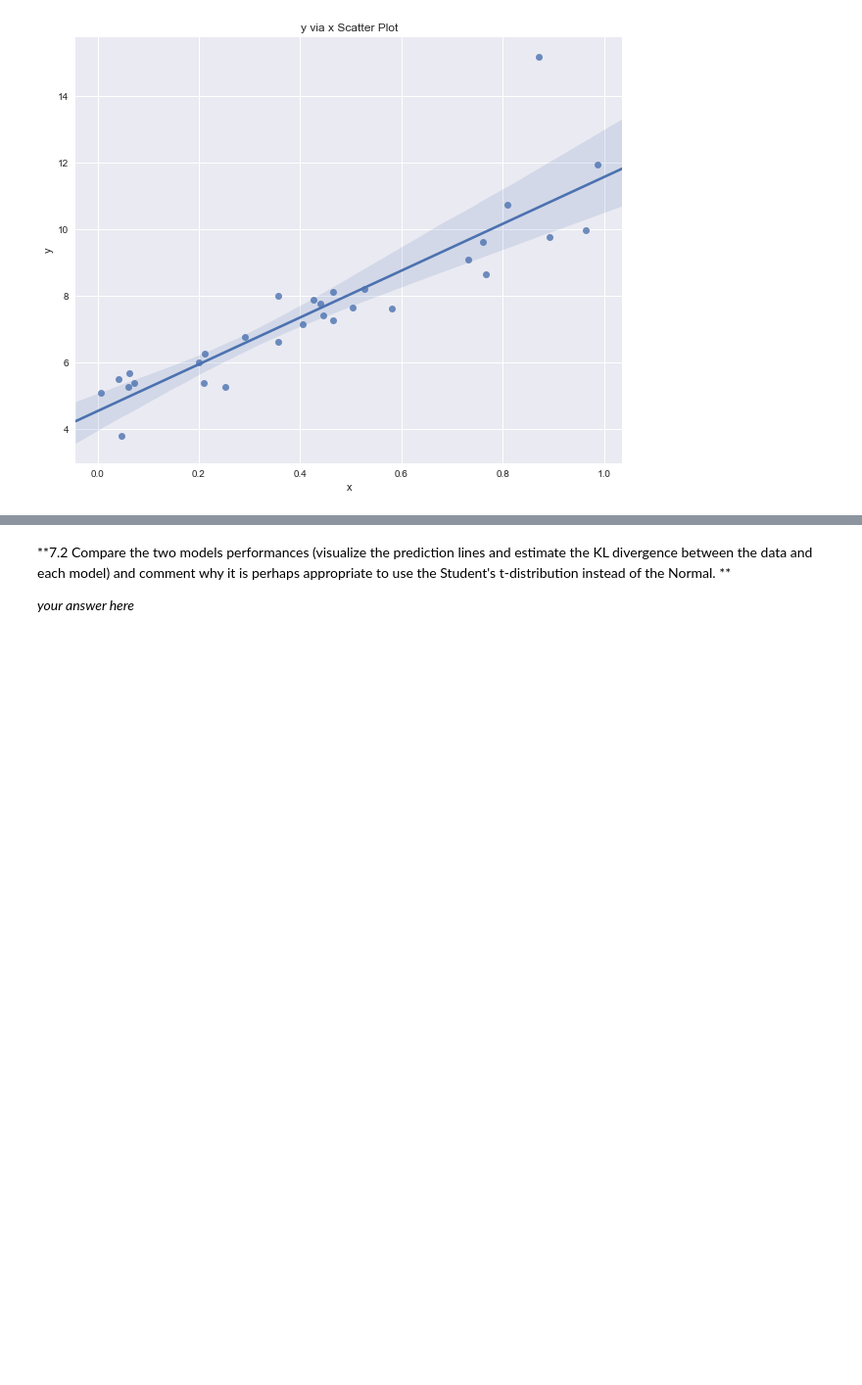
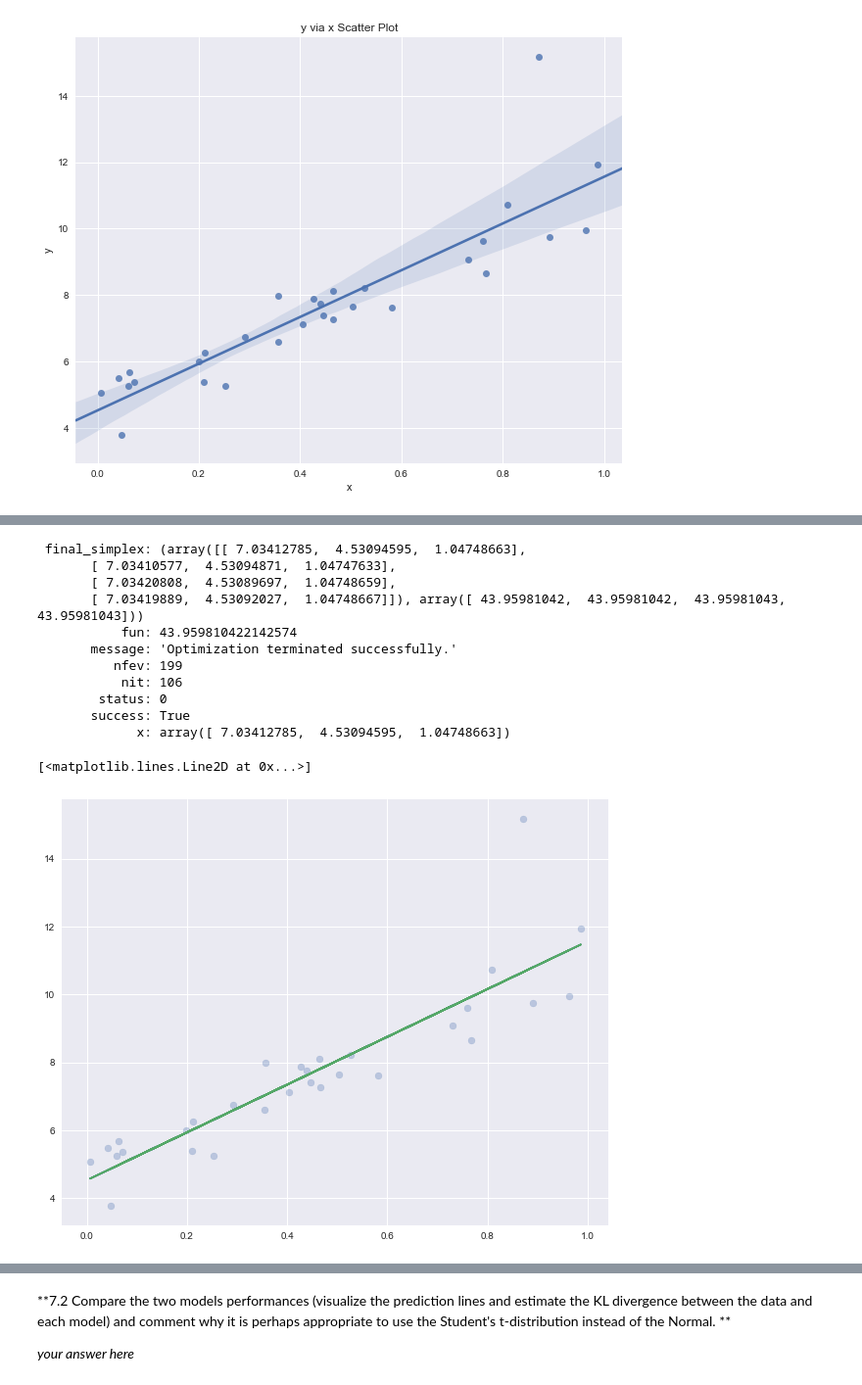
Before and after one commit to avrielepps/CS109AHW, a Jupyter notebook: cs109a_hw3_209/cs109a_hw3_209.ipynb, the cells around one changed output, grey strips where cells are left out. Shown at 98% size. Cells and saved outputs as stored; diff of their text form; code cells hidden in the pictures; blank space fills up the shorter version.

```diff
--- a/cs109a_hw3_209/cs109a_hw3_209.ipynb
+++ b/cs109a_hw3_209/cs109a_hw3_209.ipynb
@@ -113,0 +104,32 @@ ax.set_ylabel('y');
+# %%
+def like (parameters):
+    m = parameters[0];
+    b = parameters[1];
+    sigma = parameters[2]
+    for i in range(len(df.x)):
+        y_hat = m * df.x + b
+    MLE_norm = -np.sum(norm.logpdf(df.y, loc=y_hat, scale = sigma))
+    return MLE_norm
+
+like_model = minimize(like, np.array([1,1,1]), method='Nelder-Mead')
+
+display(like_model)
+
+fig = plt.subplots(figsize=(10,8));
+plt.scatter(df.x,df.y, alpha=0.3);
+plt.plot(df.x, like_model['x'][0]*df.x + like_model['x'][1]);
+plt.plot(df.x, model.predict()); #this should be the same line from the OLS
+# %% [output]
+ final_simplex: (array([[ 7.03412785,  4.53094595,  1.04748663],
+       [ 7.03410577,  4.53094871,  1.04747633],
+       [ 7.03420808,  4.53089697,  1.04748659],
+       [ 7.03419889,  4.53092027,  1.04748667]]), array([ 43.95981042,  43.95981042,  43.95981043,  43.95981043]))
+           fun: 43.959810422142574
+       message: 'Optimization terminated successfully.'
+          nfev: 199
+           nit: 106
+        status: 0
+       success: True
+             x: array([ 7.03412785,  4.53094595,  1.04748663])
+[<matplotlib.lines.Line2D at 0x...>]
+[figure, added]
```
Also changed, not shown: parts of 9 cells of this notebook.
